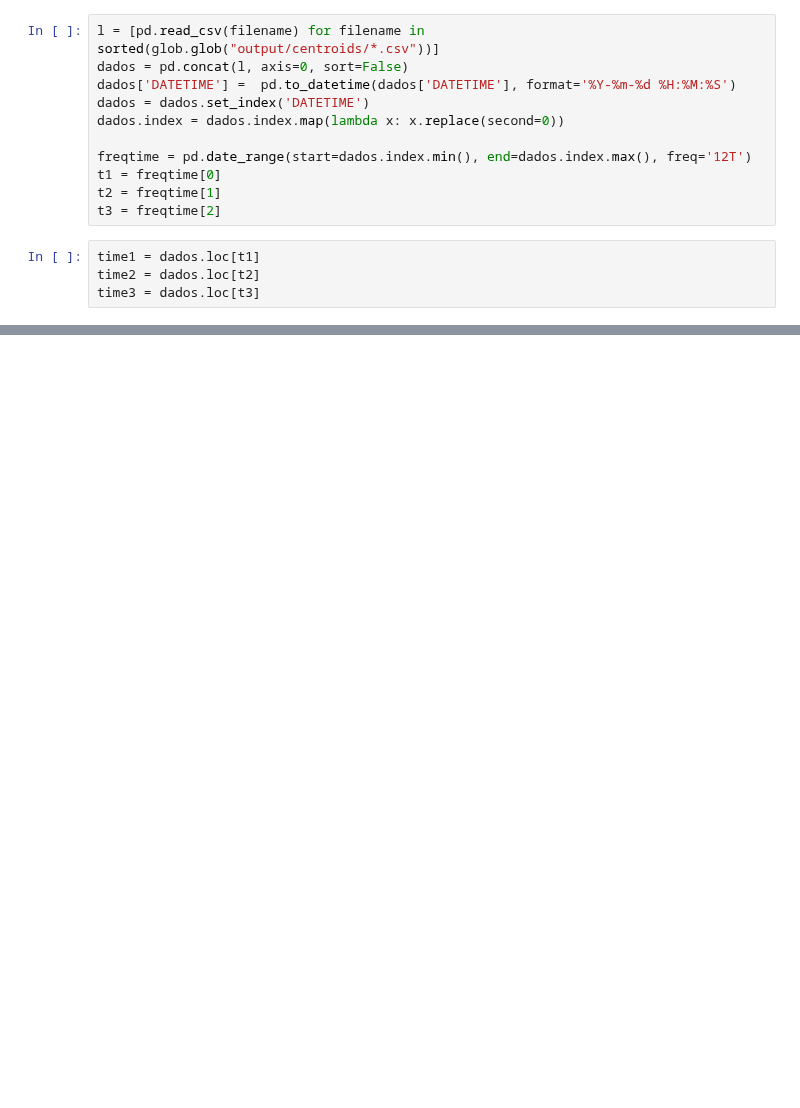
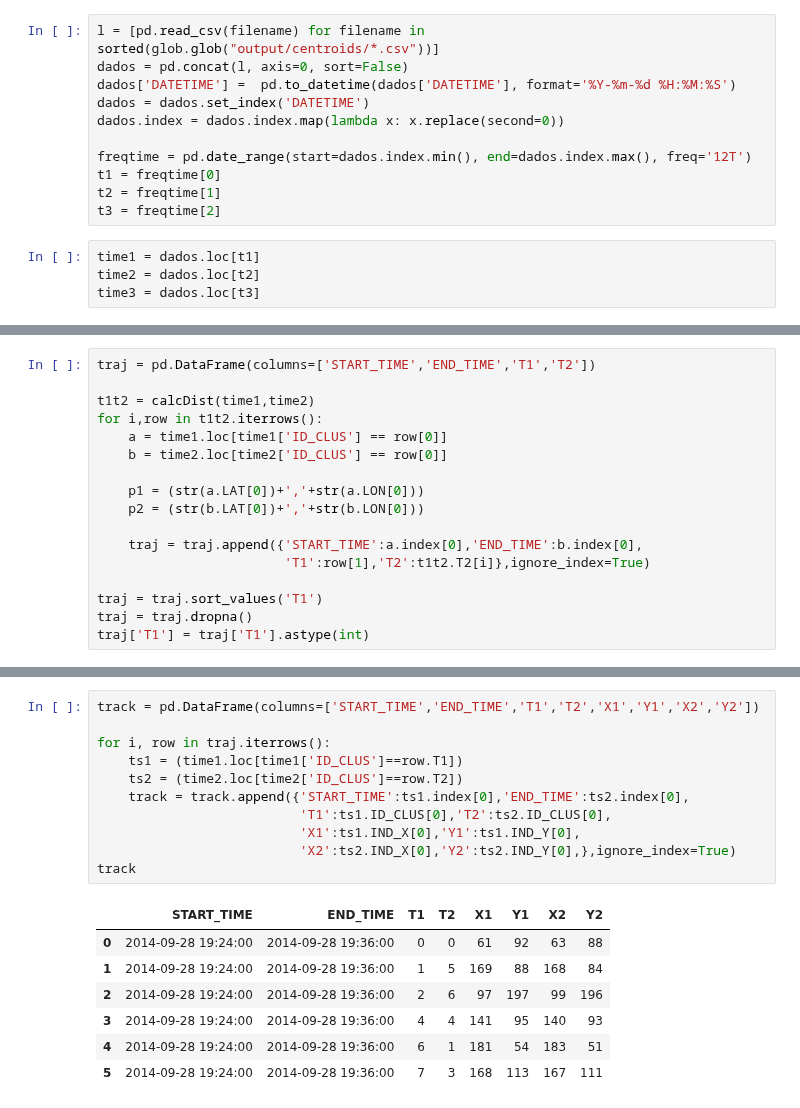
Before and after one commit to helvecioneto/CAP-394, a Jupyter notebook: 03-TRACKING-BY-HIERACLUST.ipynb, the cells around one changed output, grey strips where cells are left out. Drawn from its saved outputs; the diff is of its cells as text; blank space fills up the shorter version.

Commit message:
Tracking by cdist Euclidian

```diff
--- a/03-TRACKING-BY-HIERACLUST.ipynb
+++ b/03-TRACKING-BY-HIERACLUST.ipynb
@@ -22,0 +101,17 @@ time3 = dados.loc[t3]
+# %%
+traj = pd.DataFrame(columns=['START_TIME','END_TIME','T1','T2'])
+
+t1t2 = calcDist(time1,time2)
+for i,row in t1t2.iterrows():
+    a = time1.loc[time1['ID_CLUS'] == row[0]]
+    b = time2.loc[time2['ID_CLUS'] == row[0]]
+
+    p1 = (str(a.LAT[0])+','+str(a.LON[0]))
+    p2 = (str(b.LAT[0])+','+str(b.LON[0]))
+
+    traj = traj.append({'START_TIME':a.index[0],'END_TIME':b.index[0],
+                        'T1':row[1],'T2':t1t2.T2[i]},ignore_index=True)
+
+traj = traj.sort_values('T1')
+traj = traj.dropna()
+traj['T1'] = traj['T1'].astype(int)
@@ -22,0 +128,19 @@ time3 = dados.loc[t3]
+# %%
+track = pd.DataFrame(columns=['START_TIME','END_TIME','T1','T2','X1','Y1','X2','Y2'])
+
+for i, row in traj.iterrows():
+    ts1 = (time1.loc[time1['ID_CLUS']==row.T1])
+    ts2 = (time2.loc[time2['ID_CLUS']==row.T2])
+    track = track.append({'START_TIME':ts1.index[0],'END_TIME':ts2.index[0],
+                          'T1':ts1.ID_CLUS[0],'T2':ts2.ID_CLUS[0],
+                          'X1':ts1.IND_X[0],'Y1':ts1.IND_Y[0],
+                          'X2':ts2.IND_X[0],'Y2':ts2.IND_Y[0],},ignore_index=True)
+track
+# %% [output]
+|  | START_TIME | END_TIME | T1 | T2 | X1 | Y1 | X2 | Y2 |
+| 0 | 2014-09-28 19:24:00 | 2014-09-28 19:36:00 | 0 | 0 | 61 | 92 | 63 | 88 |
+| 1 | 2014-09-28 19:24:00 | 2014-09-28 19:36:00 | 1 | 5 | 169 | 88 | 168 | 84 |
+| 2 | 2014-09-28 19:24:00 | 2014-09-28 19:36:00 | 2 | 6 | 97 | 197 | 99 | 196 |
+| 3 | 2014-09-28 19:24:00 | 2014-09-28 19:36:00 | 4 | 4 | 141 | 95 | 140 | 93 |
+| 4 | 2014-09-28 19:24:00 | 2014-09-28 19:36:00 | 6 | 1 | 181 | 54 | 183 | 51 |
+| 5 | 2014-09-28 19:24:00 | 2014-09-28 19:36:00 | 7 | 3 | 168 | 113 | 167 | 111 |
```
Also changed, not shown: parts of 44 cells of this notebook, 1 other file.
